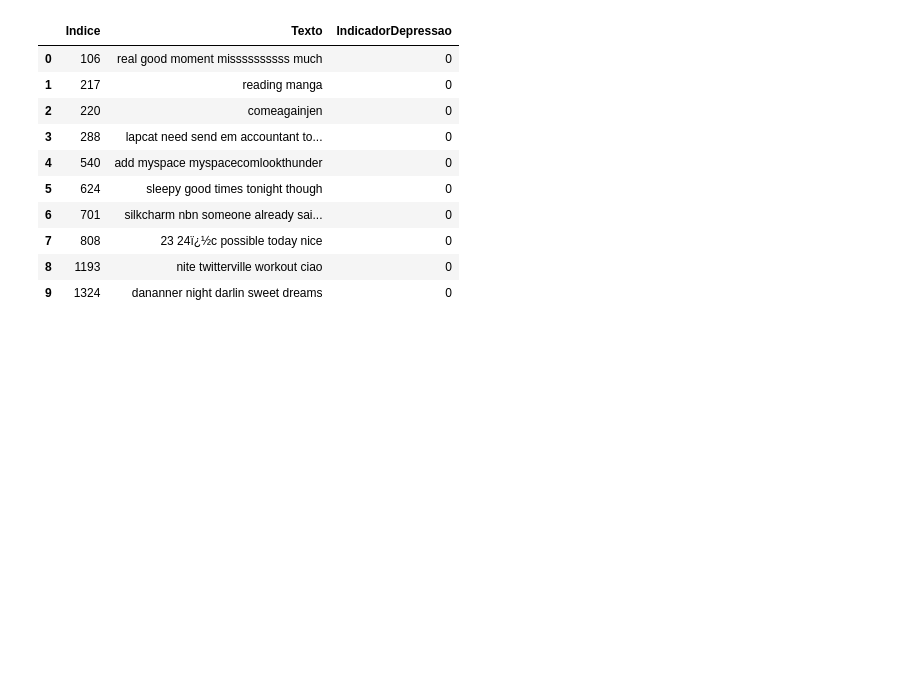
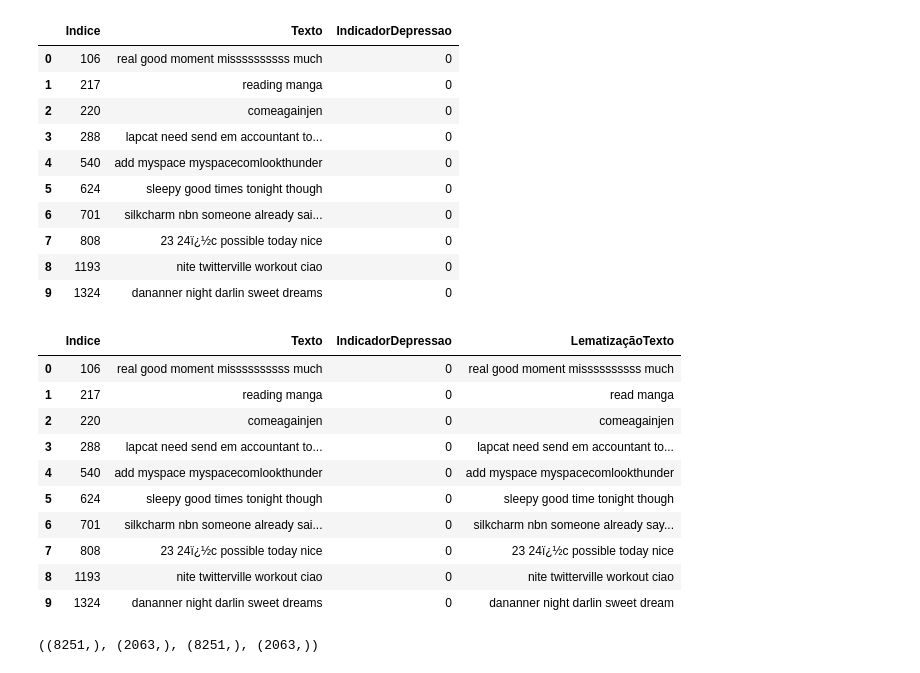
Before and after one commit to PedroRoca7/MoodBird, a Jupyter notebook: Modelo.ipynb, the cells around one changed output. Saved outputs shown, nothing was run; the diff lists cells and outputs as text; code cells hidden in the pictures; blank space fills up the shorter version.

```diff
--- a/Modelo.ipynb
+++ b/Modelo.ipynb
@@ -192,3 +192,31 @@ df.head(10)
 | 7 | 808 | 23 24ï¿½c possible today nice | 0 |
 | 8 | 1193 | nite twitterville workout ciao | 0 |
 | 9 | 1324 | dananner night darlin sweet dreams | 0 |
+# %%
+# Lematização
+wordNet=WordNetLemmatizer()
+def apply_lemmatization(text):
+    words = text.split()
+    return ' '.join([wordNet.lemmatize(word,pos='v') for word in words])
+
+df['LematizaçãoTexto'] = df['Texto'].apply(apply_lemmatization)
+df.head(10)
+# %% [output]
+|  | Indice | Texto | IndicadorDepressao | LematizaçãoTexto |
+| 0 | 106 | real good moment missssssssss much | 0 | real good moment missssssssss much |
+| 1 | 217 | reading manga | 0 | read manga |
+| 2 | 220 | comeagainjen | 0 | comeagainjen |
+| 3 | 288 | lapcat need send em accountant to... | 0 | lapcat need send em accountant to... |
+| 4 | 540 | add myspace myspacecomlookthunder | 0 | add myspace myspacecomlookthunder |
+| 5 | 624 | sleepy good times tonight though | 0 | sleepy good time tonight though |
+| 6 | 701 | silkcharm nbn someone already sai... | 0 | silkcharm nbn someone already say... |
+| 7 | 808 | 23 24ï¿½c possible today nice | 0 | 23 24ï¿½c possible today nice |
+| 8 | 1193 | nite twitterville workout ciao | 0 | nite twitterville workout ciao |
+| 9 | 1324 | dananner night darlin sweet dreams | 0 | dananner night darlin sweet dream |
+# %%
+# Separação dos dados em treino e teste
+x_train,x_test,y_train,y_test=train_test_split(df['LematizaçãoTexto'],df['IndicadorDepressao'],test_size=0.20,random_state=42)
+
+x_train.shape,x_test.shape,y_train.shape,y_test.shape
+# %% [output]
+((8251,), (2063,), (8251,), (2063,))
```
Also changed, not shown: 1 other file.
